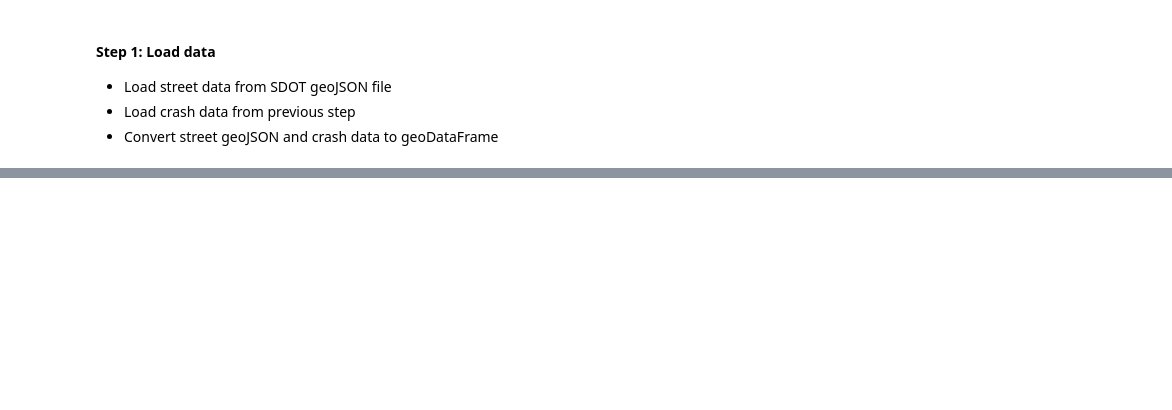
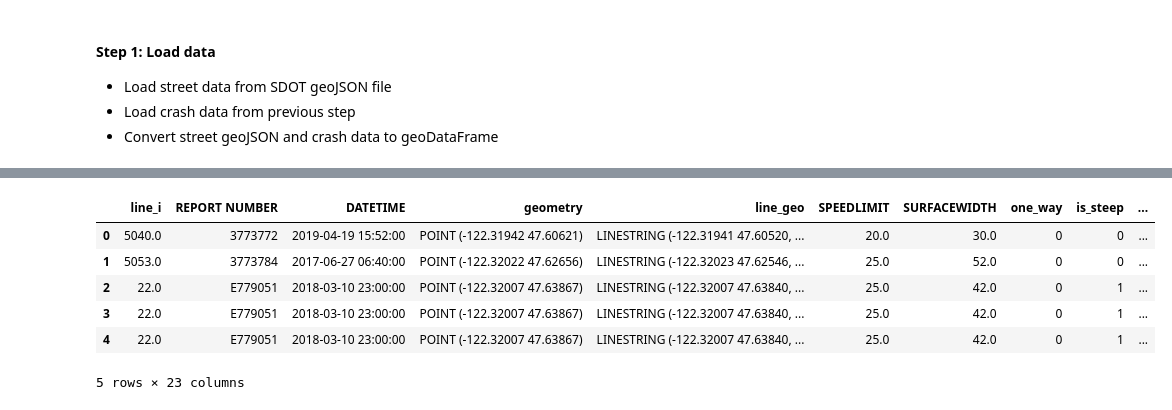
Before and after one commit to emi90/bike-index, a Jupyter notebook: Street-Data-Prep.ipynb, the cells around one changed output, grey strips where cells are left out. Saved outputs shown, nothing was run; the diff lists cells and outputs as text; code cells hidden in the pictures; blank space fills up the shorter version.

```diff
--- a/Street-Data-Prep.ipynb
+++ b/Street-Data-Prep.ipynb
@@ -181,0 +328,43 @@ crashes_merged = gpd.GeoDataFrame(closest.drop(columns = ['geometry']),geometry=
+# %%
+crashes_merged = crashes_merged.reset_index(drop=True)
+# %%
+desc_cols = ['line_i',
+             'REPORT NUMBER',
+             'DATETIME',
+             'geometry',
+             'line_geo']
+
+var_cols = ['SPEEDLIMIT',
+            'SURFACEWIDTH',
+            'one_way',
+            'is_steep',
+            'is_paved',
+            'is_hwy',
+            'is_bus',
+            'is_truck',
+            'is_light',
+            'is_clear',
+            'is_hit_run',
+            'is_workzone',
+            'is_child',
+            'impaired',
+            'speeding',
+            'driver_16_25',
+            'driver_65_plus']
+
+
+keep_cols = desc_cols + var_cols
+
+keep_cols.append('severity')
+# %%
+df_cleaned = crashes_merged[keep_cols]
+
+df_cleaned.head()
+# %% [output]
+|  | line_i | REPORT NUMBER | DATETIME | geometry | line_geo | SPEEDLIMIT | SURFACEWIDTH | one_way | is_steep | ... |
+| 0 | 5040.0 | 3773772 | 2019-04-19 15:52:00 | POINT (-122.31942 47.60621) | LINESTRING (-122.31941 47.60520, ... | 20.0 | 30.0 | 0 | 0 | ... |
+| 1 | 5053.0 | 3773784 | 2017-06-27 06:40:00 | POINT (-122.32022 47.62656) | LINESTRING (-122.32023 47.62546, ... | 25.0 | 52.0 | 0 | 0 | ... |
+| 2 | 22.0 | E779051 | 2018-03-10 23:00:00 | POINT (-122.32007 47.63867) | LINESTRING (-122.32007 47.63840, ... | 25.0 | 42.0 | 0 | 1 | ... |
+| 3 | 22.0 | E779051 | 2018-03-10 23:00:00 | POINT (-122.32007 47.63867) | LINESTRING (-122.32007 47.63840, ... | 25.0 | 42.0 | 0 | 1 | ... |
+| 4 | 22.0 | E779051 | 2018-03-10 23:00:00 | POINT (-122.32007 47.63867) | LINESTRING (-122.32007 47.63840, ... | 25.0 | 42.0 | 0 | 1 | ... |
+5 rows × 23 columns
```
Also changed, not shown: parts of 33 cells of this notebook, 1 other file.
